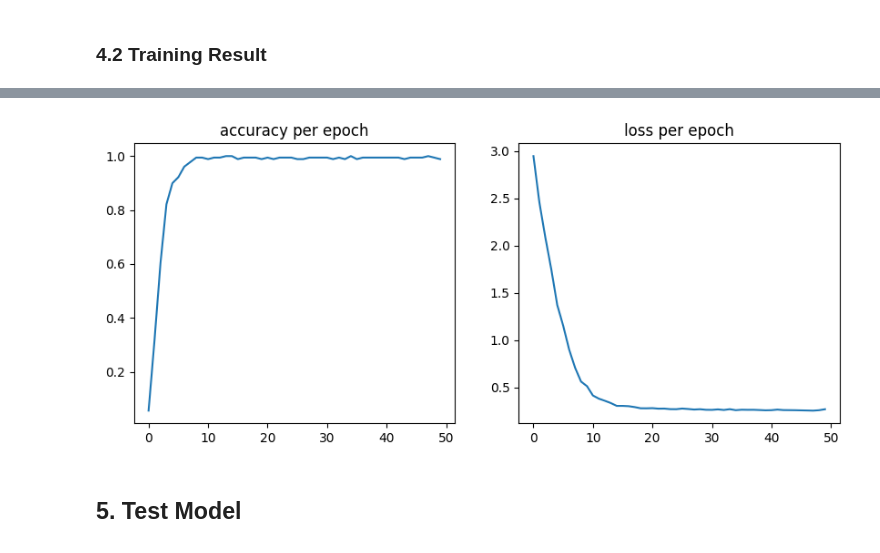
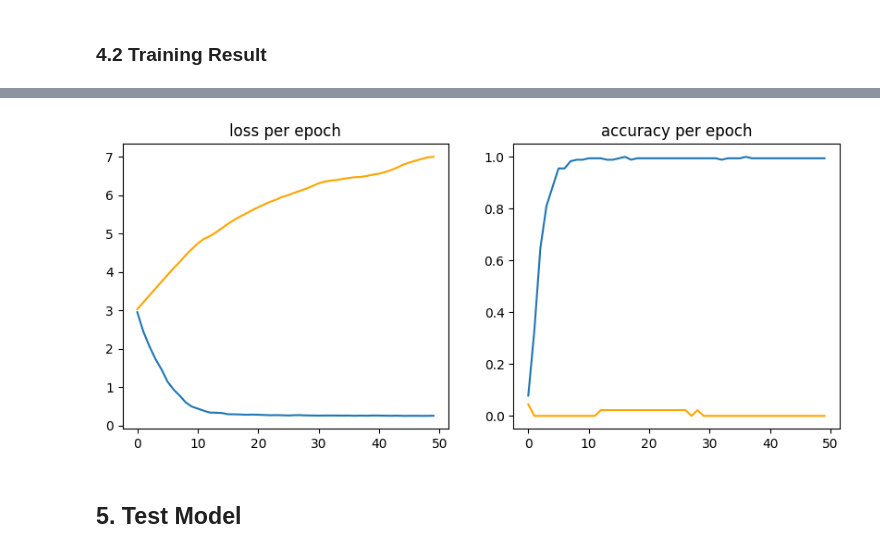
Before and after one commit to shba007/plant-lens-ai, a Jupyter notebook: scripts/maker/notebook.ipynb, the cells around one changed output, grey strips where cells are left out. Drawn from its saved outputs; the diff is of its cells as text; code cells hidden in the pictures.

```diff
--- a/scripts/maker/notebook.ipynb
+++ b/scripts/maker/notebook.ipynb
@@ -61,6 +61,9 @@ Train Data Size 179 Validation Data Size 45
 # Define a preprocessing function
 def preprocess_image(args)->tuple:
   image = args['images']
+  image = tf.cast(image, tf.float32)
+  image = tf.math.divide(image, 255.0)
+
   label = args['labels']
   label = tf.cast(label, tf.int32)
   label = tf.squeeze(label)
@@ -143,10 +155,13 @@ _________________________________________________________________
 # %% [markdown]
 ## 4. Train Model
 # %%
-EPOCHS = 100
+%%time
 
-%%time
+EPOCHS = 50
+CHECKPOINT_MODEL_PATH = f"{ROOT_PATH}/model/checkpoint/VERSION"
+
+checkpoint_callback = callbacks.ModelCheckpoint(filepath=CHECKPOINT_MODEL_PATH, save_weights_only=True, verbose=1)
 # Train the model
-history = model.fit(training_dataset, epochs=EPOCHS, validation_data=validation_dataset) #callbacks=[tensorboard_callback]
+history = model.fit(training_dataset, epochs=EPOCHS, validation_data=validation_dataset, callbacks=[checkpoint_callback])
 # %% [output]
 Epoch 1/50
@@ -170,15 +188,17 @@ Wall time: 2min 18s
 ### 4.2 Training Result
 # %%
 # access metrics from training history
-print("\ninitial | loss: {:.4f} | accuracy: {:.2f} %".format(history.history["loss"][0], history.history["accuracy"][0] * 100))
-print(" latest | loss: {:.4f} | accuracy: {:.2f} %".format(history.history["loss"][-1], history.history["accuracy"][-1] * 100))
+print("\ninitial | Training loss: {:.4f} | Validation Loss: {:.4f} || Training Accuracy: {:.2f} % | Validation Accuracy: {:.2f} %".format(history.history["loss"][0], history.history["val_loss"][0], history.history["accuracy"][0] * 100, history.history["val_accuracy"][0] * 100))
+print(" latest | Training loss: {:.4f} | Validation Loss: {:.4f} || Training Accuracy: {:.2f} % | Validation Accuracy: {:.2f} %".format(history.history["loss"][-1], history.history["val_loss"][-1], history.history["accuracy"][-1] * 100, history.history["val_accuracy"][-1] * 100))
 
 fig, axis = plt.subplots(1, 2, figsize=(10,4))
+# plot loss
+axis[0].plot(history.history["loss"])
+axis[0].plot(history.history["val_loss"], color='orange')
+axis[0].set_title("loss per epoch")
 # plot accuracy
-axis[0].plot(history.history["accuracy"])
-axis[0].set_title("accuracy per epoch")
-# plot loss
-axis[1].plot(history.history["loss"])
-axis[1].set_title("loss per epoch")
+axis[1].plot(history.history["accuracy"])
+axis[1].plot(history.history["val_accuracy"], color='orange')
+axis[1].set_title("accuracy per epoch")
 plt.show()
 # %% [output]
@@ -187,4 +207,4 @@ initial | loss: 2.9463 | accuracy: 5.59 %
-[figure, old version]
+[figure, new version]
 # %% [markdown]
 ## 5. Test Model
 # %%
```
Also changed, not shown: parts of 7 cells of this notebook, 5 other files.
